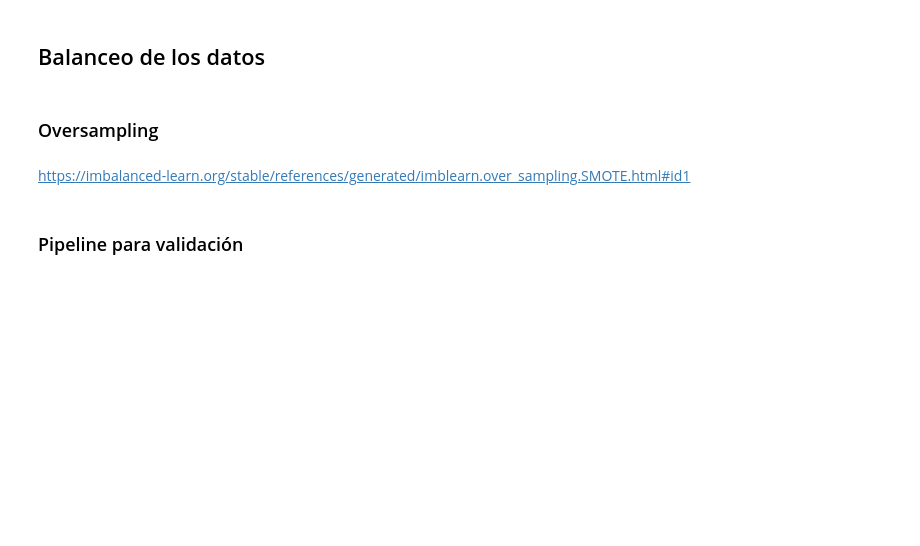
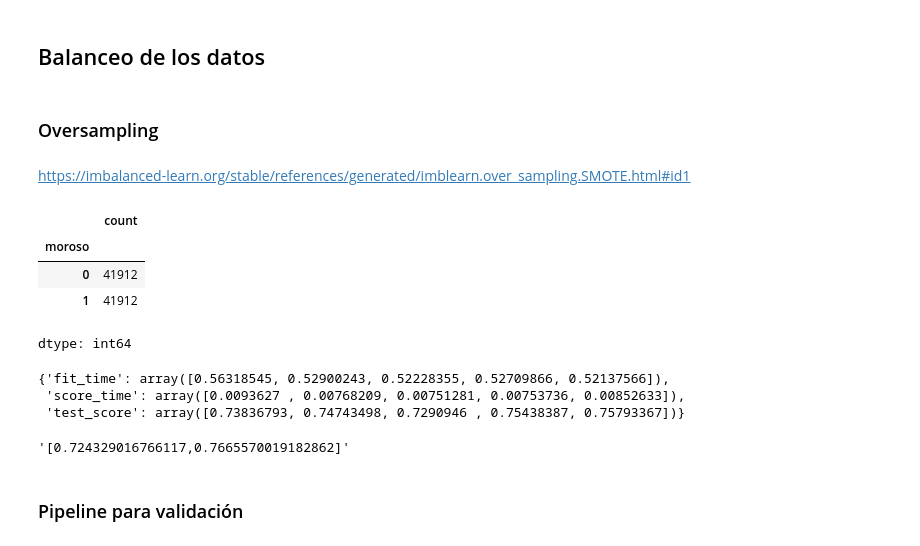
Before and after one commit to cmrondon2000/2162-clasificacion-validacion-de-modelos-y-metricas, a Jupyter notebook: Clasificacion_validacion_y_metricas.ipynb, the cells around one changed output. Cells and saved outputs as stored; diff of their text form; code cells hidden in the pictures; blank space fills up the shorter version.

```diff
--- a/Clasificacion_validacion_y_metricas.ipynb
+++ b/Clasificacion_validacion_y_metricas.ipynb
@@ -281,2 +283,26 @@ https://imbalanced-learn.org/stable/references/generated/imblearn.over_sampling.
+# %%
+oversamplig = SMOTE()
+x_balanceada, y_balanceada = oversamplig.fit_resample(X, y)
+# %%
+y_balanceada.value_counts()
+# %% [output]
+|  | count |
+| moroso |  |
+| 0 | 41912 |
+| 1 | 41912 |
+dtype: int64
+# %%
+modelo = DecisionTreeClassifier(max_depth = 10)
+skf =  StratifiedKFold(n_splits=5, shuffle=True, random_state=5)
+cv_resultados = cross_validate(modelo, x_balanceada, y_balanceada, cv=skf, scoring = "recall")
+cv_resultados
+# %% [output]
+{'fit_time': array([0.56318545, 0.52900243, 0.52228355, 0.52709866, 0.52137566]),
+ 'score_time': array([0.0093627 , 0.00768209, 0.00751281, 0.00753736, 0.00852633]),
+ 'test_score': array([0.73836793, 0.74743498, 0.7290946 , 0.75438387, 0.75793367])}
+# %%
+intervalo_confianza(cv_resultados)
+# %% [output]
+'[0.724329016766117,0.7665570019182862]'
 # %% [markdown]
 ### Pipeline para validación
```
Also changed, not shown: parts of 4 cells of this notebook.
